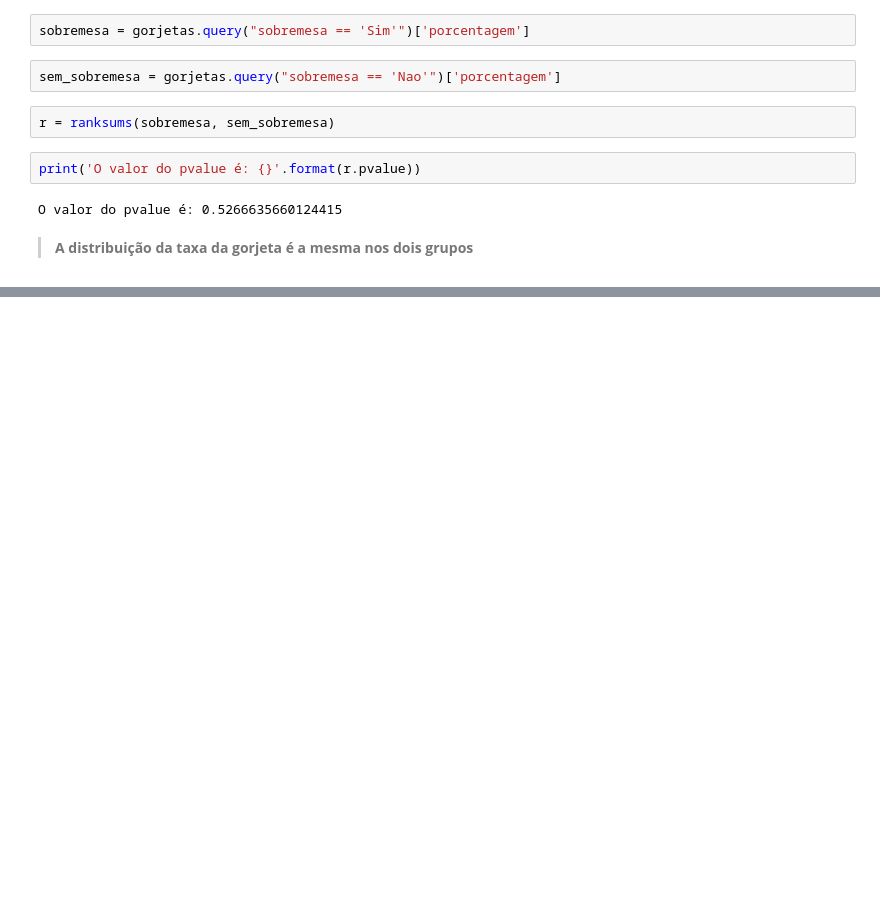
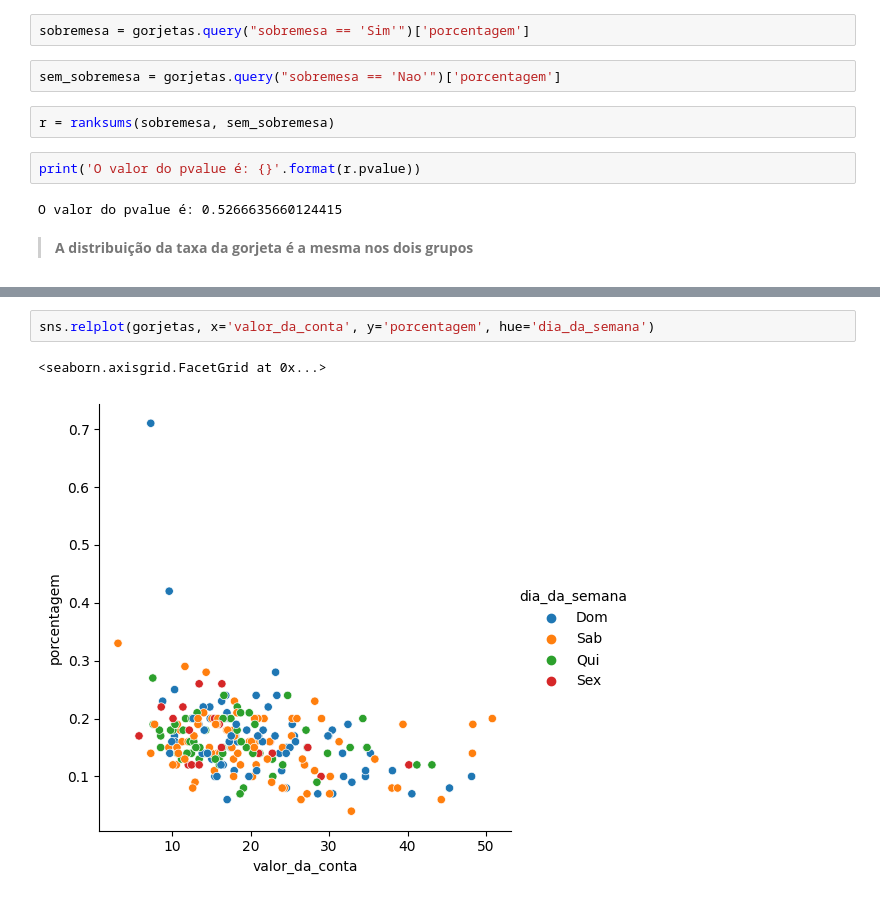
Before and after one commit to PurpleLobster31/Data-Visualization-explorando-com-Seaborn, a Jupyter notebook: EDA-Gorjetas.ipynb, the cells around one changed output, grey strips where cells are left out. Cells and saved outputs as stored; diff of their text form; blank space fills up the shorter version.

```diff
--- a/EDA-Gorjetas.ipynb
+++ b/EDA-Gorjetas.ipynb
@@ -346,0 +372,5 @@ O valor do pvalue é: 0.5266635660124415
+# %%
+sns.relplot(gorjetas, x='valor_da_conta', y='porcentagem', hue='dia_da_semana')
+# %% [output]
+<seaborn.axisgrid.FacetGrid at 0x...>
+[figure, added]
```
Also changed, not shown: parts of 44 cells of this notebook.
